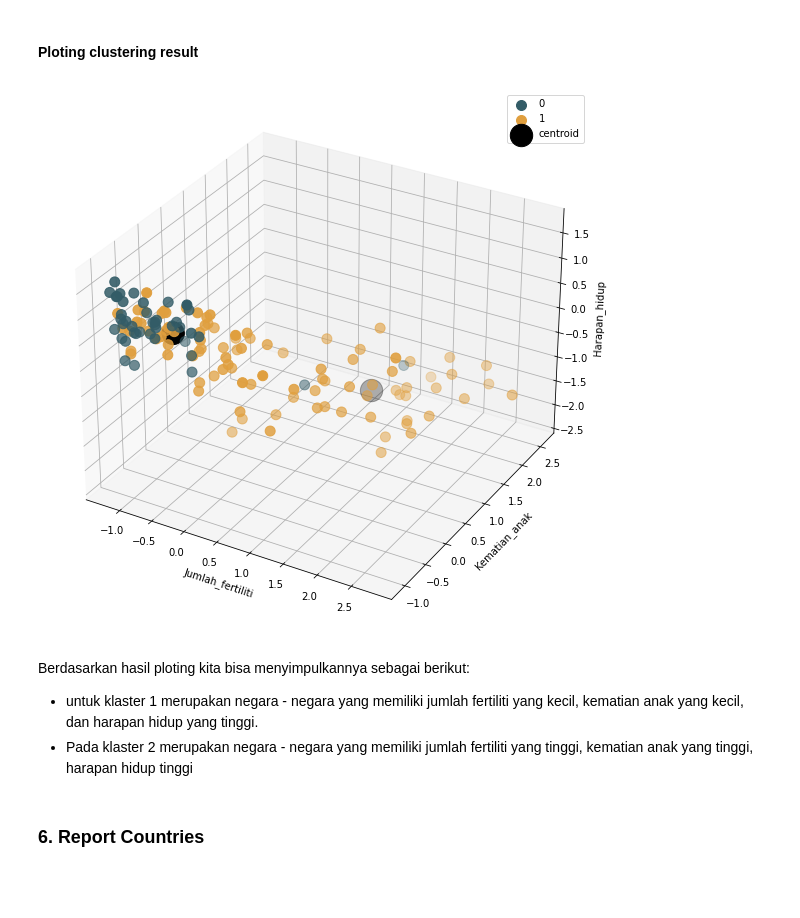
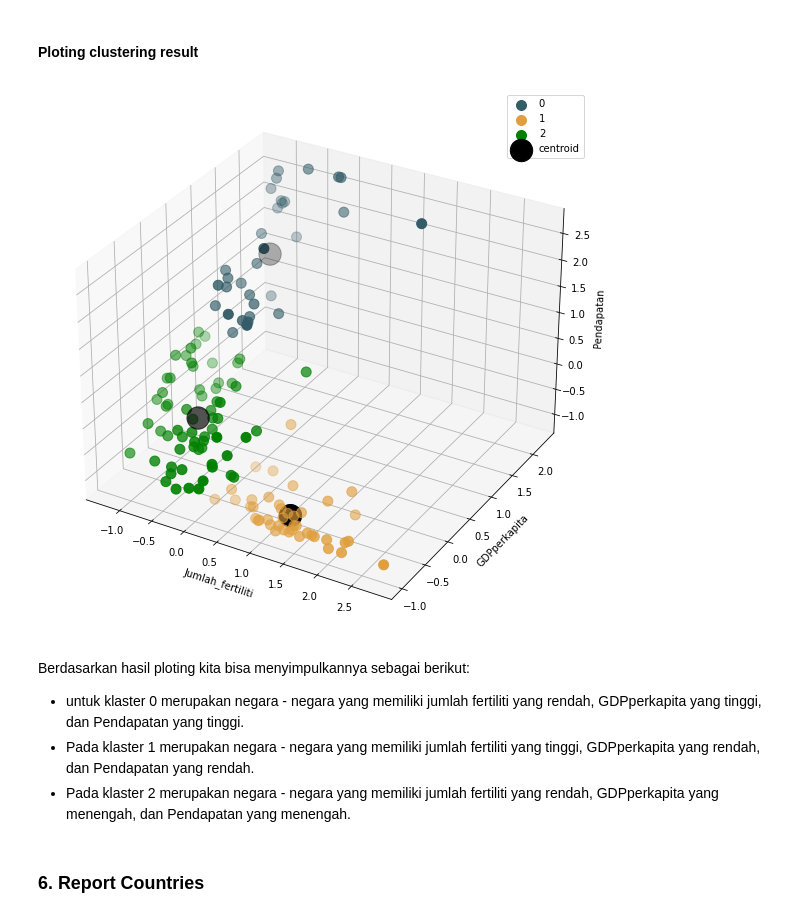
Before and after one commit to fatihdq/Clustering-The-Countries-for-Help-International, a Jupyter notebook: Clustering the Countries by using K-Means for HELP International.ipynb, the cells around one changed output. Saved outputs shown, nothing was run; the diff lists cells and outputs as text; code cells hidden in the pictures; blank space fills up the shorter version.

```diff
--- a/Clustering the Countries by using K-Means for HELP International.ipynb
+++ b/Clustering the Countries by using K-Means for HELP International.ipynb
@@ -455,3 +466,3 @@ Kita akan menggunakan kolom Jumlah_fertiliti, Kematian_anak, dan Harapan_hidup s
 # %%
-feature_selected = countries_std[['Jumlah_fertiliti','Kematian_anak','Harapan_hidup']]
+feature_selected = countries_std[['Jumlah_fertiliti','GDPperkapita','Pendapatan']]
 # %% [markdown]
@@ -459,9 +470,9 @@ feature_selected = countries_std[['Jumlah_fertiliti','Kematian_anak','Harapan_hi
 # %%
-kmeans_n2 = KMeans(n_clusters=2, init='k-means++',max_iter=1000,random_state=42)
-kmeans_n2.fit(feature_selected)
-y_kmeans_n2 = kmeans_n2.labels_
-countries_n2 = feature_selected.copy()
-countries_n2['label'] = y_kmeans_n2
+kmeans_n3 = KMeans(n_clusters=3, init='k-means++',max_iter=1000,random_state=42)
+kmeans_n3.fit(feature_selected)
+y_kmeans_n3 = kmeans_n3.labels_
+countries_n3 = feature_selected.copy()
+countries_n3['label'] = y_kmeans_n3
 
-center_n2 = kmeans_n2.cluster_centers_
+center_n3 = kmeans_n3.cluster_centers_
 # %% [markdown]
@@ -472,27 +483,28 @@ Untuk melihat hasil dari clustering, kita akan memploting klaster - klaster ters
 #### Ploting clustering result
 # %%
 %matplotlib inline
-color = ['#335c67','#e09f3e']
+color = ['#335c67','#e09f3e','g']
 fig = plt.figure(figsize=(20,10))
 ax = plt.axes(projection='3d')
 
-for i in range(0,2):
-    xline = countries_n2.values[y_kmeans_n5==i,0]
-    yline = countries_n2.values[y_kmeans_n5==i,1]
-    zline = countries_n2.values[y_kmeans_n5==i,2]
+for i in range(0,3):
+    xline = countries_n3.values[y_kmeans_n3==i,0]
+    yline = countries_n3.values[y_kmeans_n3==i,1]
+    zline = countries_n3.values[y_kmeans_n3==i,2]
     ax.scatter3D(xline, yline, zline,c=color[i],s=100,label= i)
 ax.scatter3D(center_n2[:,0],center_n2[:,1],center_n2[:,2],c='black',s=500,label='centroid')
 ax.set_xlabel("Jumlah_fertiliti")
-ax.set_ylabel("Kematian_anak")
-ax.set_zlabel("Harapan_hidup")
+ax.set_ylabel("GDPperkapita")
+ax.set_zlabel("Pendapatan")
 ax.legend()
 plt.show()
 # %% [output]
-[figure, old version]
+[figure, new version]
 # %% [markdown]
 Berdasarkan hasil ploting kita bisa menyimpulkannya sebagai berikut:
-- untuk klaster 1 merupakan negara - negara yang memiliki jumlah fertiliti yang kecil, kematian anak yang kecil, dan harapan hidup yang tinggi.
-- Pada klaster 2 merupakan negara - negara yang memiliki jumlah fertiliti yang tinggi, kematian anak yang tinggi, harapan hidup tinggi
+- untuk klaster 0 merupakan negara - negara yang memiliki jumlah fertiliti yang rendah, GDPperkapita yang tinggi, dan Pendapatan yang tinggi.
+- Pada klaster 1 merupakan negara - negara yang memiliki jumlah fertiliti yang tinggi, GDPperkapita yang rendah, dan Pendapatan yang rendah.
+- Pada klaster 2 merupakan negara - negara yang memiliki jumlah fertiliti yang rendah, GDPperkapita yang menengah, dan Pendapatan yang menengah.
 # %% [markdown]
 ### 6. Report Countries
 # %% [markdown]
```
Also changed, not shown: parts of 15 cells of this notebook.
